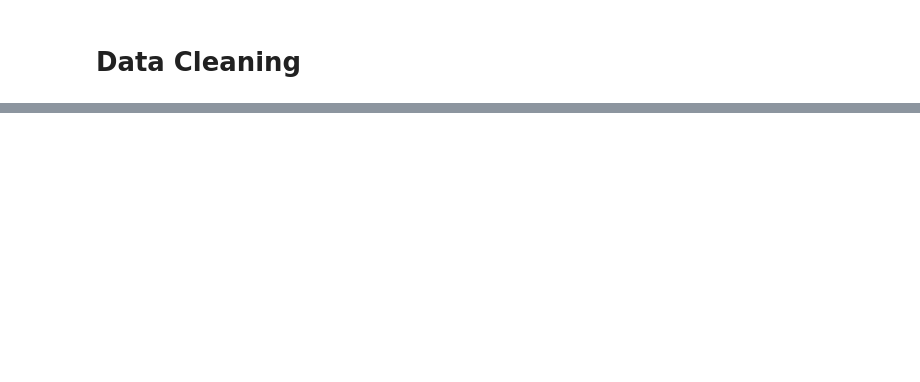
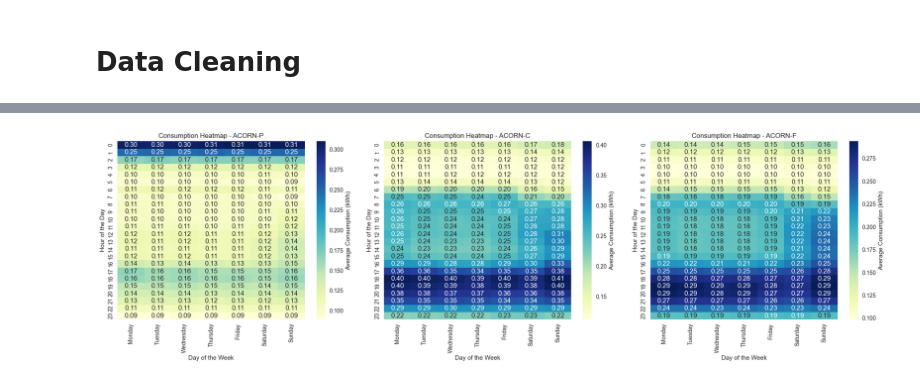
Before and after one commit to thiagonarcizo/Forecast-of-Electricity-Consumption, a Jupyter notebook: notebooks_thiago/01_data_exploration.ipynb, the cells around one changed output, grey strips where cells are left out. Cells and saved outputs as stored; diff of their text form; code cells hidden in the pictures; blank space fills up the shorter version.

```diff
--- a/notebooks_thiago/01_data_exploration.ipynb
+++ b/notebooks_thiago/01_data_exploration.ipynb
@@ -118,0 +513,15 @@ Problematic dataframes (6): ['acorn_details', 'temperatures', 'weather_daily', '
+# %%
+# Create separate heatmaps for each Acorn group
+acorn_groups = group_4_half_hourly['Acorn'].unique()
+
+# Define the correct order for days
+day_order = ['Monday', 'Tuesday', 'Wednesday', 'Thursday', 'Friday', 'Saturday', 'Sunday']
+
+# Extract hour and day from DateTime
+group_4_half_hourly['Hour'] = group_4_half_hourly['DateTime'].dt.hour
+group_4_half_hourly['Day'] = group_4_half_hourly['DateTime'].dt.day_name()
+
+# Create heatmaps using utility function
+create_heatmap_by_acorn(group_4_half_hourly, acorn_groups, day_order)
+# %% [output]
+[figure, added]
```
Also changed, not shown: parts of 19 cells of this notebook.
